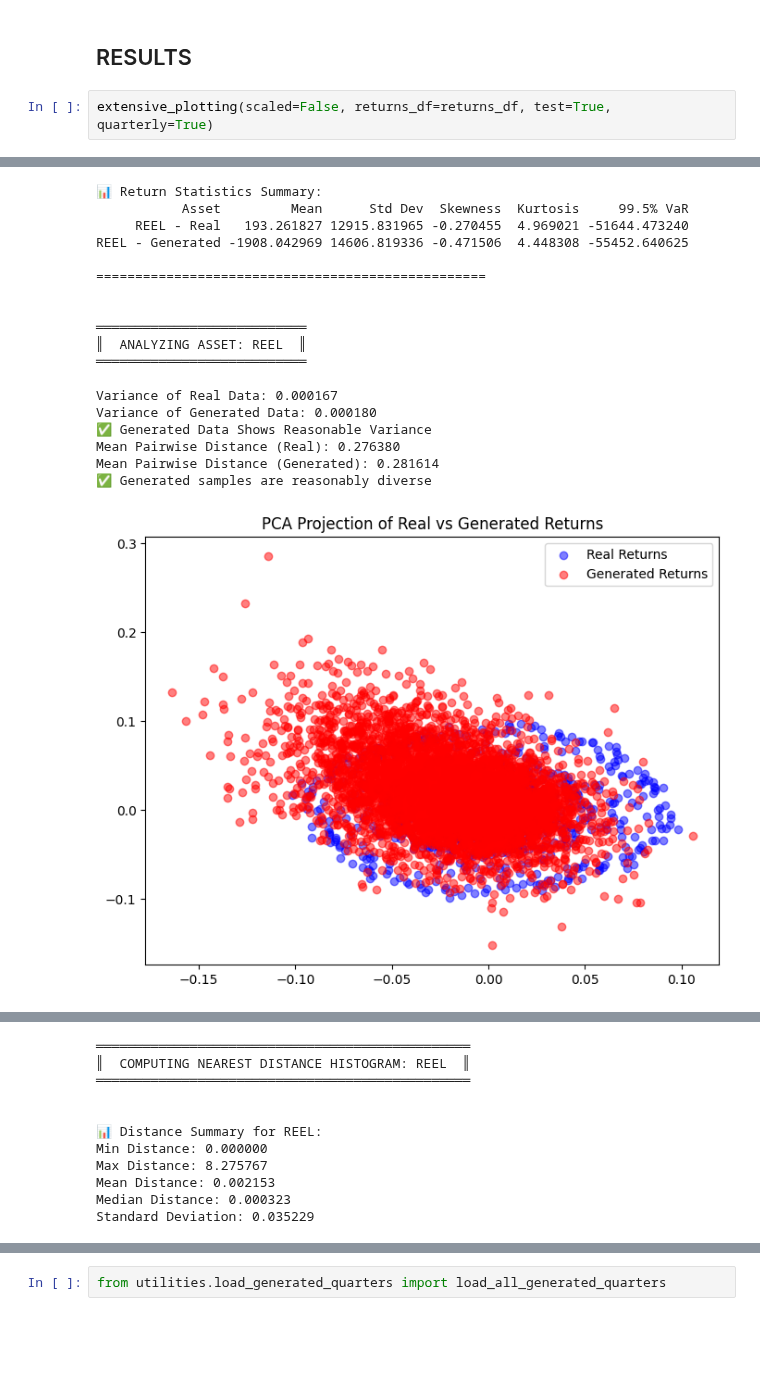
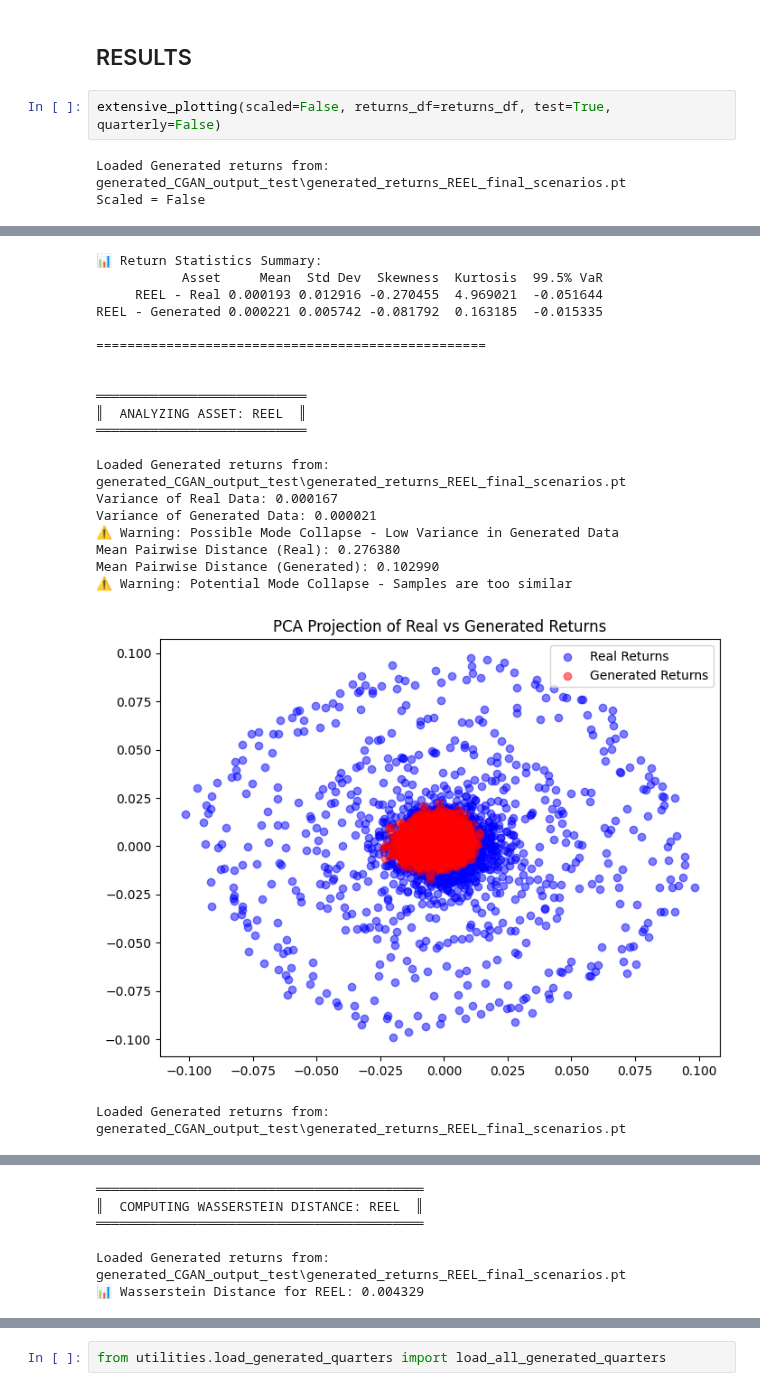
Before and after one commit to nickaskari/master-thesis, a Jupyter notebook: internal_models/CGANs/results_1.ipynb, the cells around one changed output, grey strips where cells are left out. Drawn from its saved outputs; the diff is of its cells as text; blank space fills up the shorter version.

Commit message:
lagged quarterly

```diff
--- a/internal_models/CGANs/results_1.ipynb
+++ b/internal_models/CGANs/results_1.ipynb
@@ -91,5 +76,7 @@ Finished training CGAN for REEL.
 # %% [markdown]
 ## RESULTS
 # %%
-extensive_plotting(scaled=False, returns_df=returns_df, test=True, quarterly=True)
+extensive_plotting(scaled=False, returns_df=returns_df, test=True, quarterly=False)
 # %% [output]
+Loaded Generated returns from: generated_CGAN_output_test\generated_returns_REEL_final_scenarios.pt
+Scaled = False
@@ -97,19 +84,21 @@ extensive_plotting(scaled=False, returns_df=returns_df, test=True, quarterly=Tru
-📊 Return Statistics Summary:
-           Asset         Mean      Std Dev  Skewness  Kurtosis     99.5% VaR
-     REEL - Real   193.261827 12915.831965 -0.270455  4.969021 -51644.473240
-REEL - Generated -1908.042969 14606.819336 -0.471506  4.448308 -55452.640625
-
-==================================================
-
-
-═══════════════════════════
-║  ANALYZING ASSET: REEL  ║
-═══════════════════════════
-
-Variance of Real Data: 0.000167
-Variance of Generated Data: 0.000180
-✅ Generated Data Shows Reasonable Variance
-Mean Pairwise Distance (Real): 0.276380
-Mean Pairwise Distance (Generated): 0.281614
-✅ Generated samples are reasonably diverse
+📊 Return Statistics Summary:
+           Asset     Mean  Std Dev  Skewness  Kurtosis  99.5% VaR
+     REEL - Real 0.000193 0.012916 -0.270455  4.969021  -0.051644
+REEL - Generated 0.000221 0.005742 -0.081792  0.163185  -0.015335
+
+==================================================
+
+
+═══════════════════════════
+║  ANALYZING ASSET: REEL  ║
+═══════════════════════════
+
+Loaded Generated returns from: generated_CGAN_output_test\generated_returns_REEL_final_scenarios.pt
+Variance of Real Data: 0.000167
+Variance of Generated Data: 0.000021
+⚠️ Warning: Possible Mode Collapse - Low Variance in Generated Data
+Mean Pairwise Distance (Real): 0.276380
+Mean Pairwise Distance (Generated): 0.102990
+⚠️ Warning: Potential Mode Collapse - Samples are too similar
-[figure, old version]
+[figure, new version]
+Loaded Generated returns from: generated_CGAN_output_test\generated_returns_REEL_final_scenarios.pt
@@ -117,11 +105,0 @@ Mean Pairwise Distance (Generated): 0.281614
-════════════════════════════════════════════════
-║  COMPUTING NEAREST DISTANCE HISTOGRAM: REEL  ║
-════════════════════════════════════════════════
-
-
-📊 Distance Summary for REEL:
-Min Distance: 0.000000
-Max Distance: 8.275767
-Mean Distance: 0.002153
-Median Distance: 0.000323
-Standard Deviation: 0.035229
@@ -133,0 +119,6 @@ Standard Deviation: 0.035229
+══════════════════════════════════════════
+║  COMPUTING WASSERSTEIN DISTANCE: REEL  ║
+══════════════════════════════════════════
+
+Loaded Generated returns from: generated_CGAN_output_test\generated_returns_REEL_final_scenarios.pt
+📊 Wasserstein Distance for REEL: 0.004329
```
Also changed, not shown: parts of 3 cells of this notebook, 11 other files.
